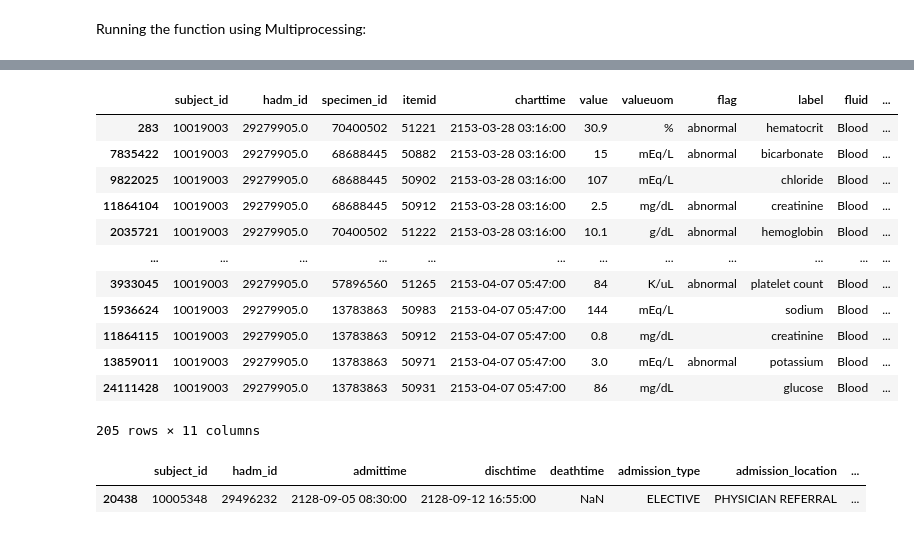
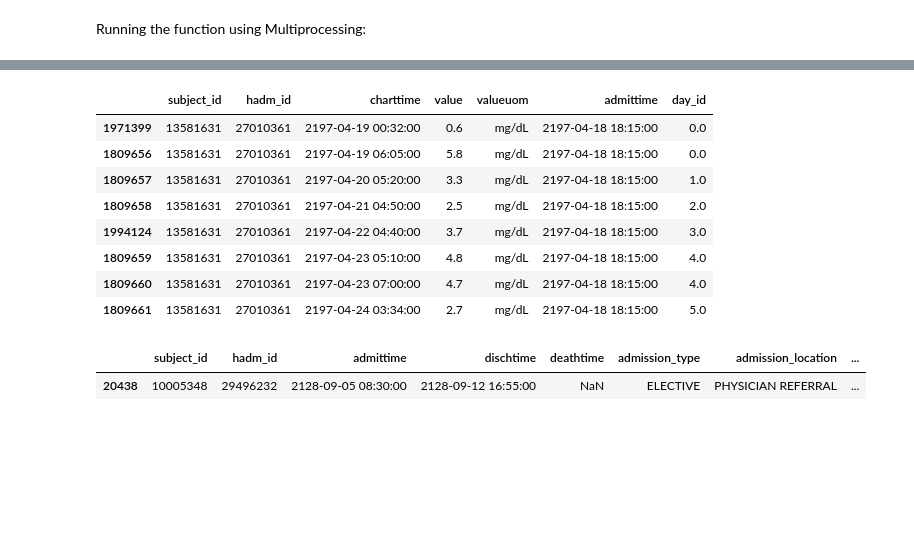
Before and after one commit to maslenkovas/aki_prediction, a Jupyter notebook: other/preprocessing.ipynb, the cells around one changed output, grey strips where cells are left out. Drawn from its saved outputs; the diff is of its cells as text; code cells hidden in the pictures; blank space fills up the shorter version.

```diff
--- a/other/preprocessing.ipynb
+++ b/other/preprocessing.ipynb
@@ -531,5 +553,7 @@ data_labitems[data_labitems.itemid.isin(itemid_creatinine)]
 # %%
 # filtering data_labevents table to get only creatinine lab tests
 
-labevents_creatinine = data_labevents[data_labevents.itemid.isin(itemid_creatinine)].copy()
-# labevents_creatinine = labevents[labevents.itemid.isin(itemid_creatinine)].copy()
+# labevents_creatinine = data_labevents[data_labevents.itemid.isin(itemid_creatinine)].copy()
+labevents_creatinine = labevents[labevents.itemid.isin(itemid_creatinine)].copy()
+# converting value into float
+labevents_creatinine['value'] = labevents_creatinine['value'].astype(float)
@@ -573,10 +575,10 @@ hid_normal_1_test = labevents_creatinine[~labevents_creatinine.hadm_id.isna()]\
 # first test & normal
 hid_normal_1test = hid_normal_1_test[hid_normal_1_test.flag == ''].hadm_id.to_list()
 pid_normal_1test = hid_normal_1_test[hid_normal_1_test.flag == ''].subject_id.to_list()
-#hid_normal_1test = [int(adm) for adm in hid_normal_1test]
+hid_normal_1test = [int(adm) for adm in hid_normal_1test]
 
 print(f'admissions with the first SCr normal {len(hid_normal_1test)} ')
-print(f'patients with the first SCr normal {len(hid_normal_1test)} ')
+print(f'patients with the first SCr normal {len(pid_normal_1test)} ')
 # %% [output]
 admissions with the first SCr normal 251589
 patients with the first SCr normal 251589
@@ -642,8 +619,8 @@ labevents_creatinine.head()
 | 12 | 10003299 | 20940957 | 2183-06-28 04:42:00 | 0.7 | mg/dL | 2183-06-26 20:27:00 | 1.0 |
 | 13 | 10003299 | 20940957 | 2183-06-29 05:34:00 | 0.7 | mg/dL | 2183-06-26 20:27:00 | 2.0 |
 # %%
-with open(PKL_PATH + 'labevents_creatinine.pkl', 'wb') as f:
-    pickle.dump(labevents_creatinine, f, protocol=pickle.HIGHEST_PROTOCOL)
+# with open(PKL_PATH + 'labevents_creatinine.pkl', 'wb') as f:
+#     pickle.dump(labevents_creatinine, f, protocol=pickle.HIGHEST_PROTOCOL)
 # %%
 with open(PKL_PATH + 'labevents_creatinine.pkl', 'rb') as f:
     labevents_creatinine = pickle.load(f)
@@ -828,5 +985,5 @@ final_aki_status.head(35)
 # %%
-adm = 29279905
-data_diagnoses[data_diagnoses.hadm_id==adm].merge(data_icd_diagnoses)
+adm = 27010361
+data_diagnoses[data_diagnoses.hadm_id==adm].merge(data_icd_diagnoses).merge(data_icd_diagnoses[data_icd_diagnoses.icd_code.isin(AKI_icd)])
 # %% [output]
 |  | subject_id | hadm_id | seq_num | icd_code | icd_version | long_title |
@@ -849,19 +990,15 @@ data_diagnoses[data_diagnoses.hadm_id==adm].merge(data_icd_diagnoses)
 # %%
-data_labevents[data_labevents.hadm_id==adm].sort_values('charttime')
+labevents_creatinine[labevents_creatinine.hadm_id==adm].sort_values('charttime')
 # %% [output]
-|  | subject_id | hadm_id | specimen_id | itemid | charttime | value | valueuom | flag | label | fluid | ... |
-| 283 | 10019003 | 29279905.0 | 70400502 | 51221 | 2153-03-28 03:16:00 | 30.9 | % | abnormal | hematocrit | Blood | ... |
-| 7835422 | 10019003 | 29279905.0 | 68688445 | 50882 | 2153-03-28 03:16:00 | 15 | mEq/L | abnormal | bicarbonate | Blood | ... |
-| 9822025 | 10019003 | 29279905.0 | 68688445 | 50902 | 2153-03-28 03:16:00 | 107 | mEq/L |  | chloride | Blood | ... |
-| 11864104 | 10019003 | 29279905.0 | 68688445 | 50912 | 2153-03-28 03:16:00 | 2.5 | mg/dL | abnormal | creatinine | Blood | ... |
-| 2035721 | 10019003 | 29279905.0 | 70400502 | 51222 | 2153-03-28 03:16:00 | 10.1 | g/dL | abnormal | hemoglobin | Blood | ... |
-| ... | ... | ... | ... | ... | ... | ... | ... | ... | ... | ... | ... |
-| 3933045 | 10019003 | 29279905.0 | 57896560 | 51265 | 2153-04-07 05:47:00 | 84 | K/uL | abnormal | platelet count | Blood | ... |
-| 15936624 | 10019003 | 29279905.0 | 13783863 | 50983 | 2153-04-07 05:47:00 | 144 | mEq/L |  | sodium | Blood | ... |
-| 11864115 | 10019003 | 29279905.0 | 13783863 | 50912 | 2153-04-07 05:47:00 | 0.8 | mg/dL |  | creatinine | Blood | ... |
-| 13859011 | 10019003 | 29279905.0 | 13783863 | 50971 | 2153-04-07 05:47:00 | 3.0 | mEq/L | abnormal | potassium | Blood | ... |
-| 24111428 | 10019003 | 29279905.0 | 13783863 | 50931 | 2153-04-07 05:47:00 | 86 | mg/dL |  | glucose | Blood | ... |
+|  | subject_id | hadm_id | charttime | value | valueuom | admittime | day_id |
+| 1971399 | 13581631 | 27010361 | 2197-04-19 00:32:00 | 0.6 | mg/dL | 2197-04-18 18:15:00 | 0.0 |
+| 1809656 | 13581631 | 27010361 | 2197-04-19 06:05:00 | 5.8 | mg/dL | 2197-04-18 18:15:00 | 0.0 |
+| 1809657 | 13581631 | 27010361 | 2197-04-20 05:20:00 | 3.3 | mg/dL | 2197-04-18 18:15:00 | 1.0 |
+| 1809658 | 13581631 | 27010361 | 2197-04-21 04:50:00 | 2.5 | mg/dL | 2197-04-18 18:15:00 | 2.0 |
+| 1994124 | 13581631 | 27010361 | 2197-04-22 04:40:00 | 3.7 | mg/dL | 2197-04-18 18:15:00 | 3.0 |
+| 1809659 | 13581631 | 27010361 | 2197-04-23 05:10:00 | 4.8 | mg/dL | 2197-04-18 18:15:00 | 4.0 |
+| 1809660 | 13581631 | 27010361 | 2197-04-23 07:00:00 | 4.7 | mg/dL | 2197-04-18 18:15:00 | 4.0 |
+| 1809661 | 13581631 | 27010361 | 2197-04-24 03:34:00 | 2.7 | mg/dL | 2197-04-18 18:15:00 | 5.0 |
-205 rows × 11 columns
 # %%
 data_admissions[data_admissions.hadm_id==adm]
 # %% [output]
```
Also changed, not shown: parts of 203 cells of this notebook, 2 other files.
